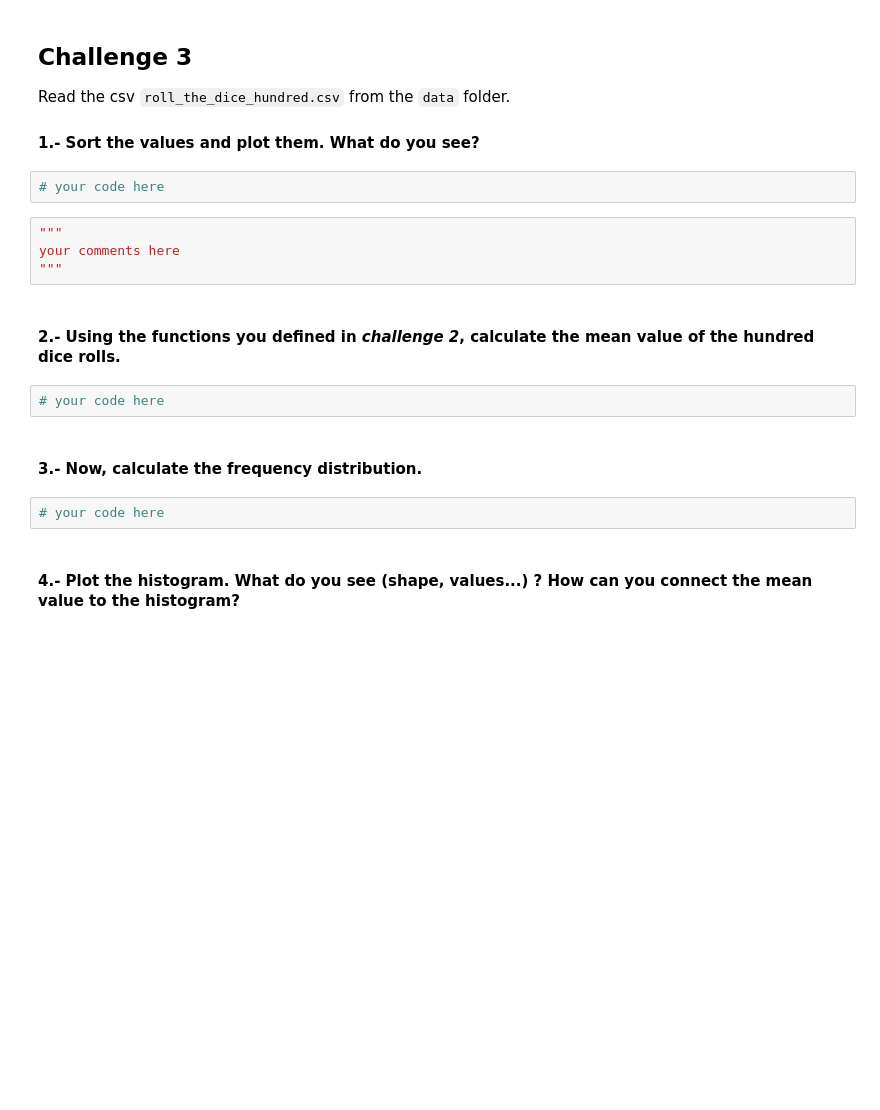
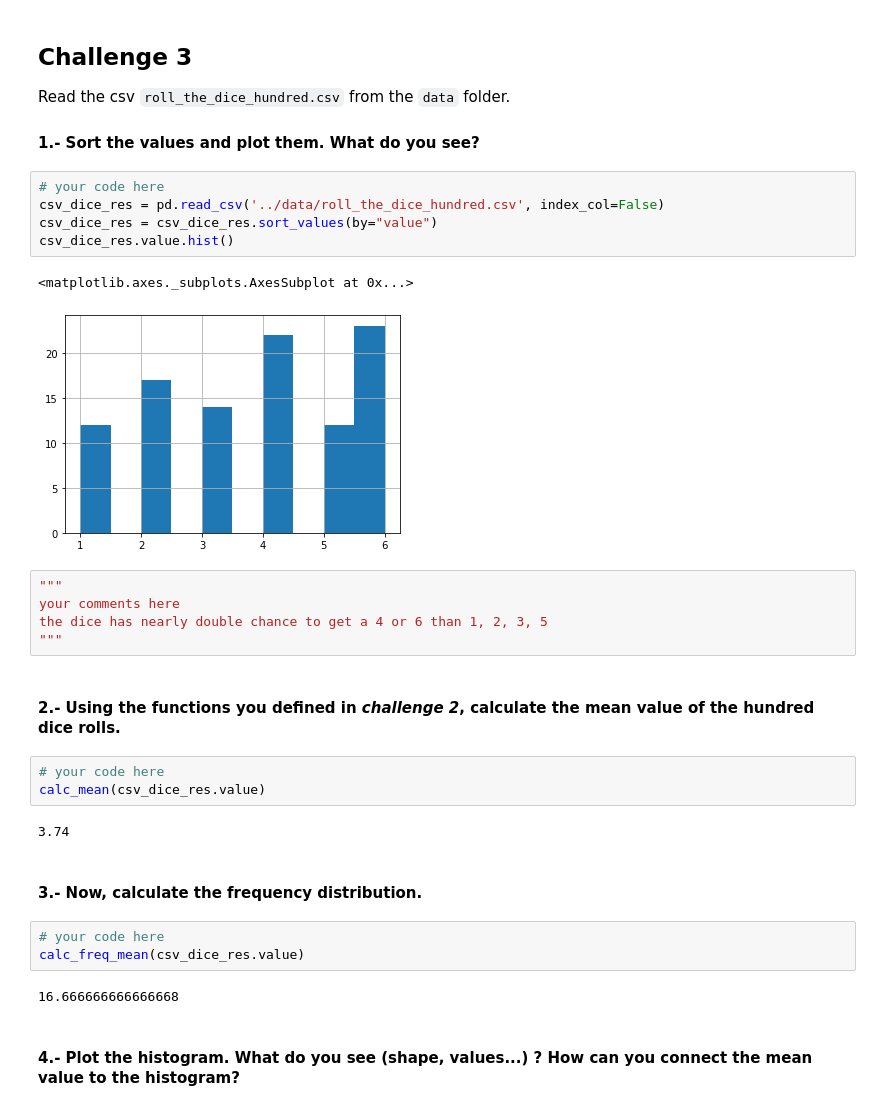
Before and after one commit to ta-data-bcn/descriptive-stats, a Jupyter notebook: your-code/main.ipynb, the cells around one changed output. Saved outputs shown, nothing was run; the diff lists cells and outputs as text; blank space fills up the shorter version.

```diff
--- a/your-code/main.ipynb
+++ b/your-code/main.ipynb
@@ -112,20 +112,33 @@ calc_quartiles(res)
 ## Challenge 3
 Read the csv `roll_the_dice_hundred.csv` from the `data` folder.
 #### 1.- Sort the values and plot them. What do you see?
-# %%
-# your code here
-# %%
-"""
-your comments here
-"""
+# %%
+# your code here
+csv_dice_res = pd.read_csv('../data/roll_the_dice_hundred.csv', index_col=False)
+csv_dice_res = csv_dice_res.sort_values(by="value")
+csv_dice_res.value.hist()
+# %% [output]
+<matplotlib.axes._subplots.AxesSubplot at 0x...>
+[figure, added]
+# %%
+"""
+your comments here
+the dice has nearly double chance to get a 4 or 6 than 1, 2, 3, 5
+"""
 # %% [markdown]
 #### 2.- Using the functions you defined in *challenge 2*, calculate the mean value of the hundred dice rolls.
 # %%
 # your code here
+calc_mean(csv_dice_res.value)
+# %% [output]
+3.74
 # %% [markdown]
 #### 3.- Now, calculate the frequency distribution.
 # %%
 # your code here
+calc_freq_mean(csv_dice_res.value)
+# %% [output]
+16.666666666666668
 # %% [markdown]
 #### 4.- Plot the histogram. What do you see (shape, values...) ? How can you connect the mean value to the histogram?
 # %%
```
Also changed, not shown: parts of 6 cells of this notebook.
